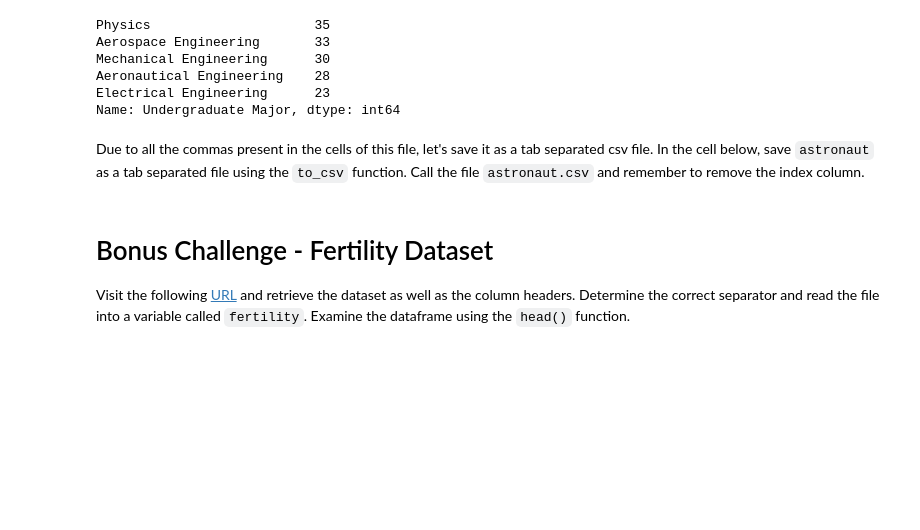
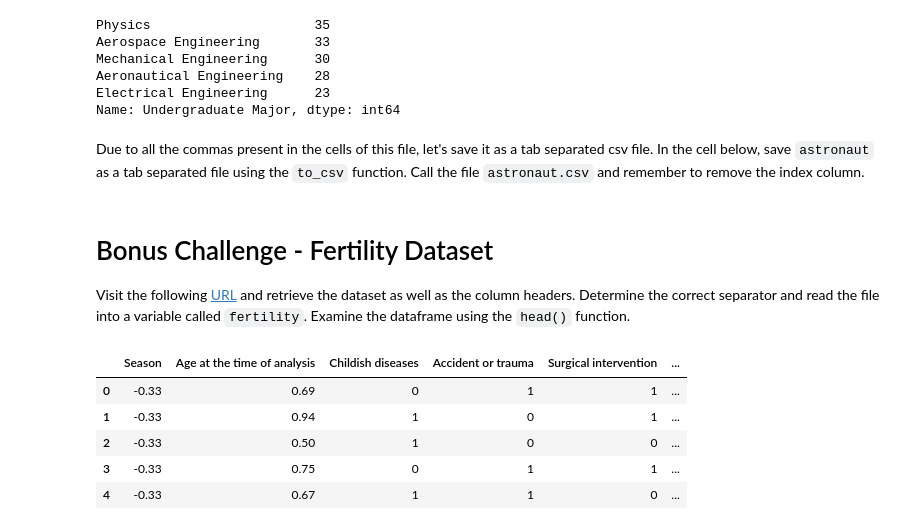
Before and after one commit to Ironhack-Data-Madrid-Mayo-2022/2.3-lab-import-export, a Jupyter notebook: your-code/main.ipynb, the cells around one changed output. Drawn from its saved outputs; the diff is of its cells as text; code cells hidden in the pictures; blank space fills up the shorter version.

```diff
--- a/your-code/main.ipynb
+++ b/your-code/main.ipynb
@@ -154,0 +154,16 @@ Visit the following [URL](https://archive.ics.uci.edu/ml/datasets/Fertility) and
+# %%
+# Your code here:
+
+ubic=r'C:\Users\Oriana Ampuero\ironhack\semana1\2.3-lab-import-export\your-code\fertility_Diagnosis.txt'
+
+fertility=pd.read_csv(ubic, names= ['Season','Age at the time of analysis','Childish diseases ','Accident or trauma','Surgical intervention',
+                'fevers in the last year','alcohol consumption','Smoking habit','hours spent sitting','Output'])
+
+fertility.head()
+# %% [output]
+|  | Season | Age at the time of analysis | Childish diseases | Accident or trauma | Surgical intervention | ... |
+| 0 | -0.33 | 0.69 | 0 | 1 | 1 | ... |
+| 1 | -0.33 | 0.94 | 1 | 0 | 1 | ... |
+| 2 | -0.33 | 0.50 | 1 | 0 | 0 | ... |
+| 3 | -0.33 | 0.75 | 0 | 1 | 1 | ... |
+| 4 | -0.33 | 0.67 | 1 | 1 | 0 | ... |
```
Also changed, not shown: parts of 3 cells of this notebook, 2 other files.
